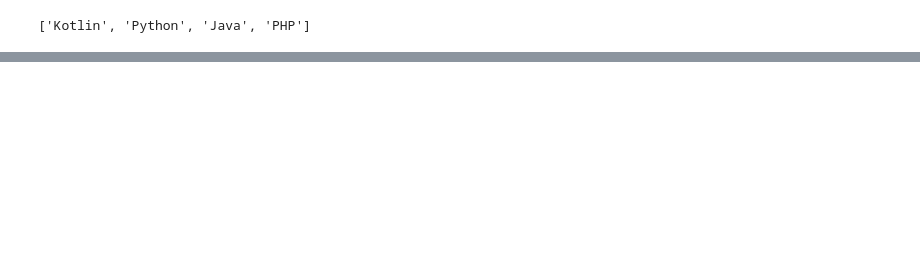
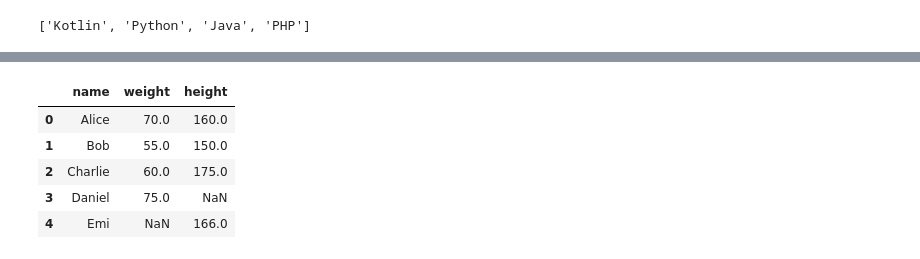
Before and after one commit to nalomu/ai_learning, a Jupyter notebook: 4-pandas高级.ipynb, the cells around one changed output, grey strips where cells are left out. Cells and saved outputs as stored; diff of their text form; code cells hidden in the pictures; blank space fills up the shorter version.

```diff
--- a/4-pandas高级.ipynb
+++ b/4-pandas高级.ipynb
@@ -279,0 +282,5 @@ list(df.columns)
+# %%
+df1 = pd.DataFrame(data={'name': ['Alice', 'Bob', 'Charlie', 'Daniel'], 'weight': [70, 55, 60, 75]})
+df2 = pd.DataFrame(data={'name': ['Alice', 'Bob', 'Charlie', 'Emi'], 'height': [160, 150,175, 166]})
+df3 = pd.DataFrame(data={'名字': ['Alice', 'Bob', 'Charlie', 'Emi'], 'height': [160, 150,175, 166]})
+display(df1, df2, df3)
@@ -279,0 +311,9 @@ list(df.columns)
+# %%
+df1.merge(df2, on='name', how='outer') # 根据name进行合并，取并集
+# %% [output]
+|  | name | weight | height |
+| 0 | Alice | 70.0 | 160.0 |
+| 1 | Bob | 55.0 | 150.0 |
+| 2 | Charlie | 60.0 | 175.0 |
+| 3 | Daniel | 75.0 | NaN |
+| 4 | Emi | NaN | 166.0 |
```
Also changed, not shown: parts of 19 cells of this notebook.
